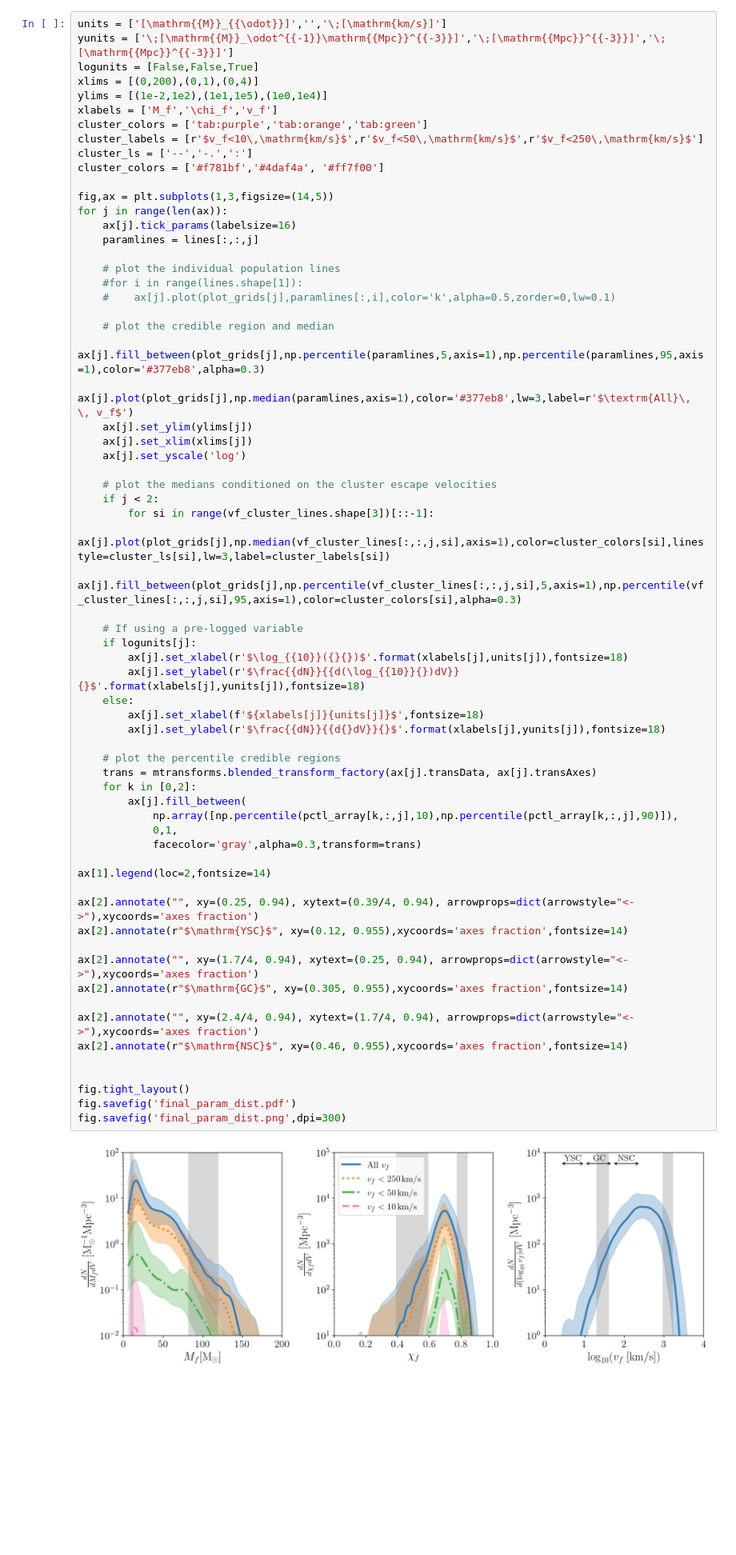
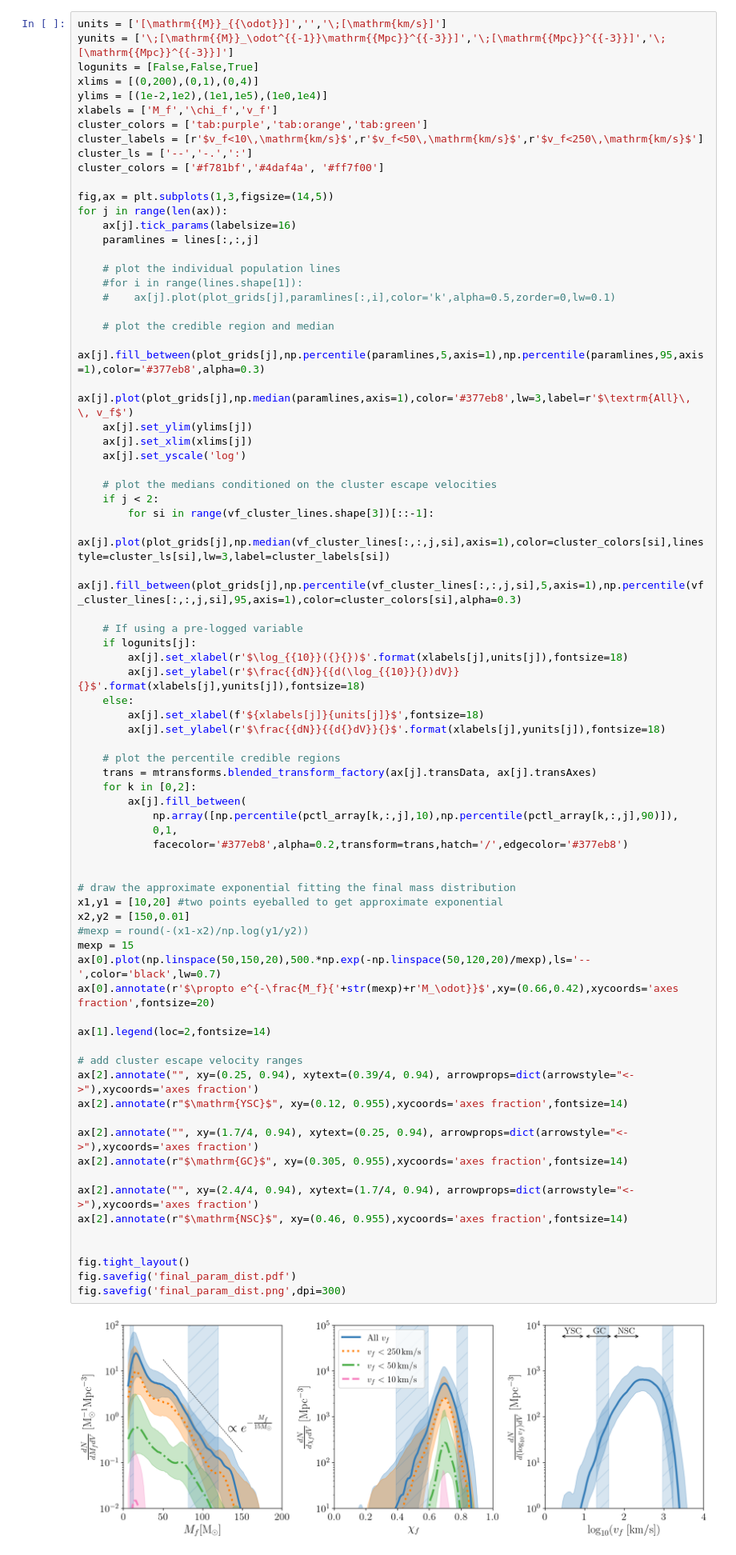
Before and after one commit to zodoctor/final_state_population, a Jupyter notebook: Final_State_Population.ipynb, the cells around one changed output. Shown at 80% size. Cells and saved outputs as stored; diff of their text form; blank space fills up the shorter version.

Commit message:
finalized notebook for P&P

```diff
--- a/Final_State_Population.ipynb
+++ b/Final_State_Population.ipynb
@@ -780,35 +838,45 @@ for j in range(len(ax)):
     if logunits[j]:
         ax[j].set_xlabel(r'$\log_{{10}}({}{})$'.format(xlabels[j],units[j]),fontsize=18)
         ax[j].set_ylabel(r'$\frac{{dN}}{{d(\log_{{10}}{})dV}}{}$'.format(xlabels[j],yunits[j]),fontsize=18)
     else:
         ax[j].set_xlabel(f'${xlabels[j]}{units[j]}$',fontsize=18)
         ax[j].set_ylabel(r'$\frac{{dN}}{{d{}dV}}{}$'.format(xlabels[j],yunits[j]),fontsize=18)
 
     # plot the percentile credible regions
     trans = mtransforms.blended_transform_factory(ax[j].transData, ax[j].transAxes)
     for k in [0,2]:
         ax[j].fill_between(
             np.array([np.percentile(pctl_array[k,:,j],10),np.percentile(pctl_array[k,:,j],90)]),
             0,1,
-            facecolor='gray',alpha=0.3,transform=trans)
+            facecolor='#377eb8',alpha=0.2,transform=trans,hatch='/',edgecolor='#377eb8')
+
+
+# draw the approximate exponential fitting the final mass distribution
+x1,y1 = [10,20] #two points eyeballed to get approximate exponential
+x2,y2 = [150,0.01]
+#mexp = round(-(x1-x2)/np.log(y1/y2))
+mexp = 15
+ax[0].plot(np.linspace(50,150,20),500.*np.exp(-np.linspace(50,120,20)/mexp),ls='--',color='black',lw=0.7)
+ax[0].annotate(r'$\propto e^{-\frac{M_f}{'+str(mexp)+r'M_\odot}}$',xy=(0.66,0.42),xycoords='axes fraction',fontsize=20)
 
 ax[1].legend(loc=2,fontsize=14)
 
+# add cluster escape velocity ranges
 ax[2].annotate("", xy=(0.25, 0.94), xytext=(0.39/4, 0.94), arrowprops=dict(arrowstyle="<->"),xycoords='axes fraction')
 ax[2].annotate(r"$\mathrm{YSC}$", xy=(0.12, 0.955),xycoords='axes fraction',fontsize=14)
 
 ax[2].annotate("", xy=(1.7/4, 0.94), xytext=(0.25, 0.94), arrowprops=dict(arrowstyle="<->"),xycoords='axes fraction')
 ax[2].annotate(r"$\mathrm{GC}$", xy=(0.305, 0.955),xycoords='axes fraction',fontsize=14)
 
 ax[2].annotate("", xy=(2.4/4, 0.94), xytext=(1.7/4, 0.94), arrowprops=dict(arrowstyle="<->"),xycoords='axes fraction')
 ax[2].annotate(r"$\mathrm{NSC}$", xy=(0.46, 0.955),xycoords='axes fraction',fontsize=14)
 
 
 fig.tight_layout()
 fig.savefig('final_param_dist.pdf')
 fig.savefig('final_param_dist.png',dpi=300)
 # %% [output]
-[figure, old version]
+[figure, new version]
 # %%
 new_wts_arr = np.empty(n_hyper_lines*n_event_samples)
 new_fin_params_arr = np.empty((n_hyper_lines*n_event_samples,final_params.shape[1]))
```
Also changed, not shown: parts of 3 cells of this notebook, 4 other files.
